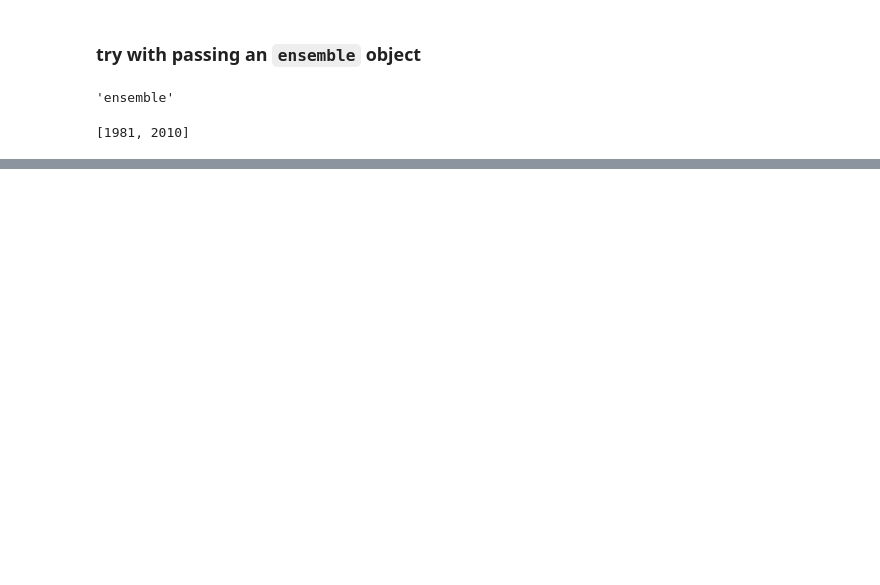
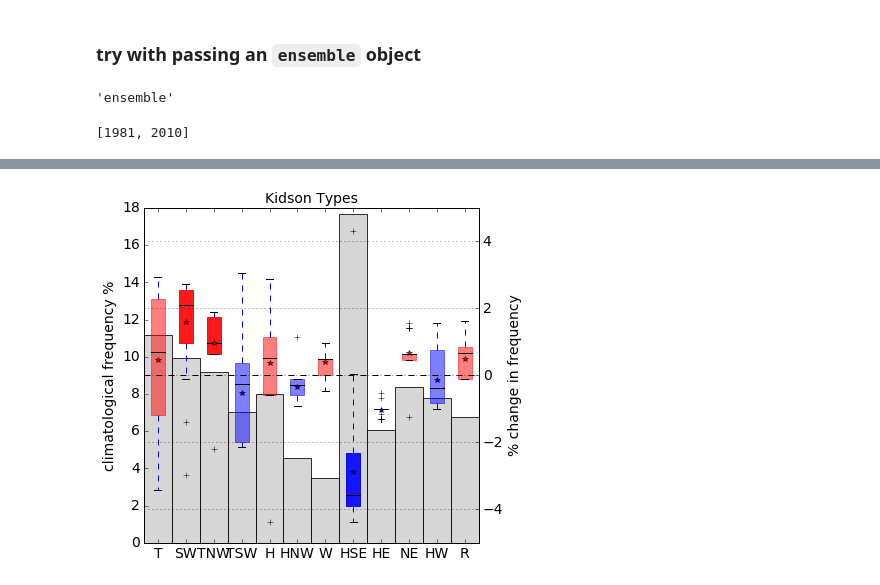
Before and after one commit to nicolasfauchereau/paleopy, a Jupyter notebook: notebooks/WR.ipynb, the cells around one changed output, grey strips where cells are left out. Cells and saved outputs as stored; diff of their text form; code cells hidden in the pictures; blank space fills up the shorter version.

```diff
--- a/notebooks/WR.ipynb
+++ b/notebooks/WR.ipynb
@@ -468,0 +108,4 @@ a = plot_bar(w)
+# %%
+f = w.plot_bar()
+# %% [output]
+[figure, added]
```
Also changed, not shown: parts of 25 cells of this notebook, 5 other files.
